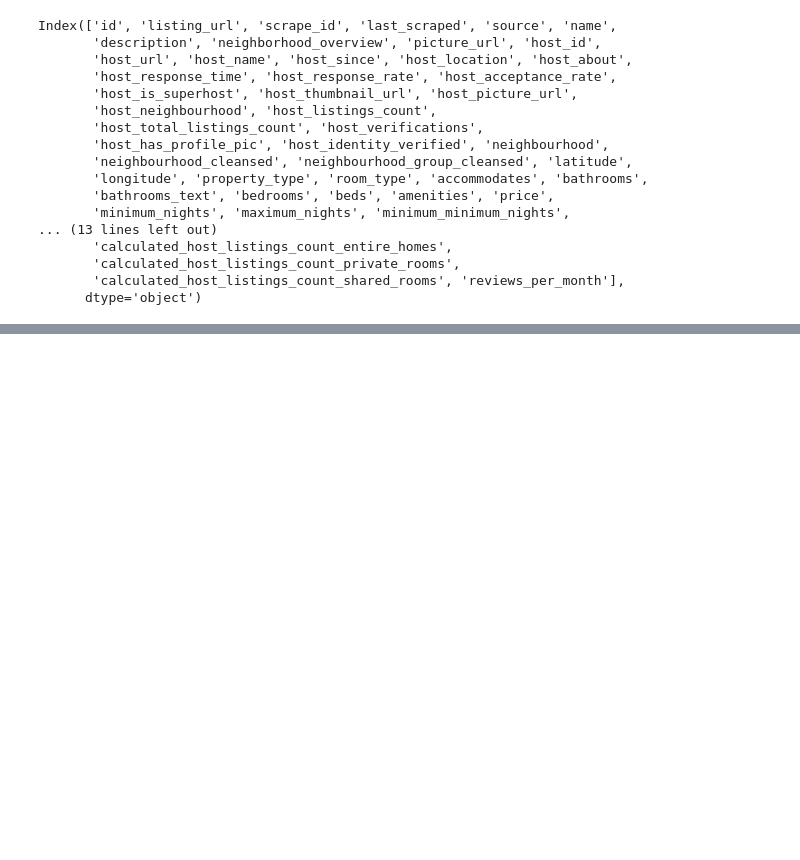
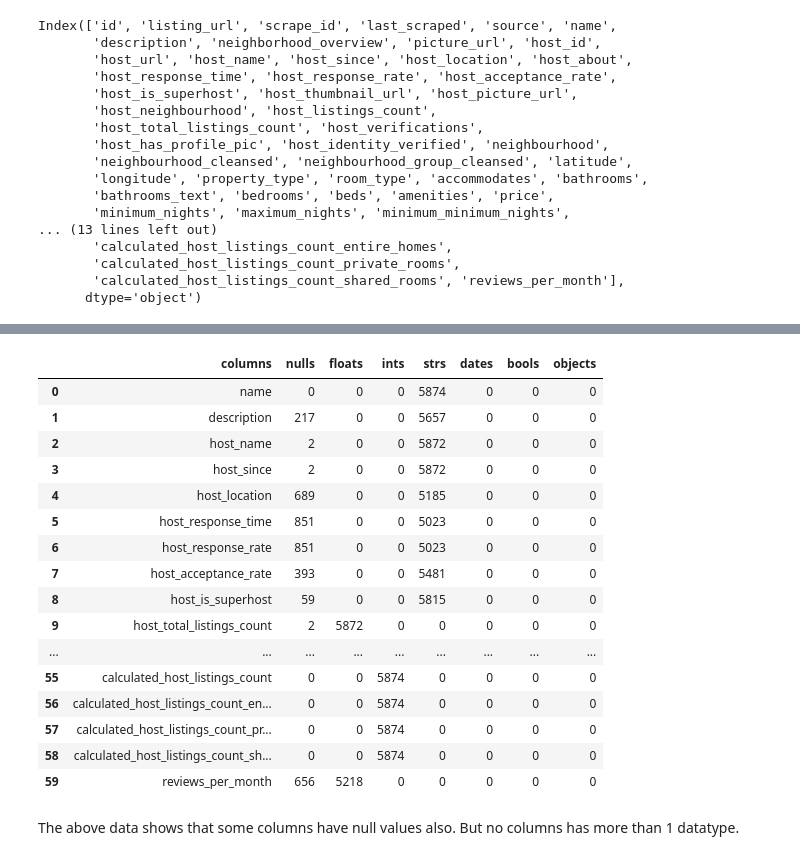
Before and after one commit to aakashaldankar/Albany-Airbnb-Price-Prediction, a Jupyter notebook: pricelabs_ml.ipynb, the cells around one changed output, grey strips where cells are left out. Cells and saved outputs as stored; diff of their text form; code cells hidden in the pictures; blank space fills up the shorter version.

Commit message:
Handled null values upto host_verification

```diff
--- a/pricelabs_ml.ipynb
+++ b/pricelabs_ml.ipynb
@@ -230,0 +200,51 @@ df.head()
+# %%
+dataset_info = {
+    "columns": [], "nulls": [], "floats": [], "ints": [],
+    "strs": [], "dates": [], "bools": [], "objects": []
+}
+
+for col in df.columns:
+    # Count null values
+    null_count = df[col].isnull().sum()
+
+    # Get type distribution (handles NaN properly)
+    type_counts = {}
+    for value in df[col]:
+        if pd.isna(value):
+            type_counts['<NA>']=type_counts.get('<NA>',0)+1
+        else:
+            type_counts[str(type(value).__name__)]=type_counts.get(str(type(value).__name__),0)+1
+
+    dataset_info['columns'].append(col)
+    dataset_info['nulls'].append(null_count)
+    dataset_info['floats'].append(type_counts.get('float', 0))
+    dataset_info['ints'].append(type_counts.get('int', 0))
+    dataset_info['strs'].append(type_counts.get('str', 0))
+    dataset_info['dates'].append(type_counts.get('datetime', 0) + type_counts.get('Timestamp', 0))
+    dataset_info['bools'].append(type_counts.get('bool', 0))
+    dataset_info['objects'].append(type_counts.get('object', 0) + type_counts.get('NoneType', 0))
+
+# Convert to DataFrame for easy viewing
+info_df = pd.DataFrame(dataset_info)
+info_df
+# %% [output]
+|  | columns | nulls | floats | ints | strs | dates | bools | objects |
+| 0 | name | 0 | 0 | 0 | 5874 | 0 | 0 | 0 |
+| 1 | description | 217 | 0 | 0 | 5657 | 0 | 0 | 0 |
+| 2 | host_name | 2 | 0 | 0 | 5872 | 0 | 0 | 0 |
+| 3 | host_since | 2 | 0 | 0 | 5872 | 0 | 0 | 0 |
+| 4 | host_location | 689 | 0 | 0 | 5185 | 0 | 0 | 0 |
+| 5 | host_response_time | 851 | 0 | 0 | 5023 | 0 | 0 | 0 |
+| 6 | host_response_rate | 851 | 0 | 0 | 5023 | 0 | 0 | 0 |
+| 7 | host_acceptance_rate | 393 | 0 | 0 | 5481 | 0 | 0 | 0 |
+| 8 | host_is_superhost | 59 | 0 | 0 | 5815 | 0 | 0 | 0 |
+| 9 | host_total_listings_count | 2 | 5872 | 0 | 0 | 0 | 0 | 0 |
+| ... | ... | ... | ... | ... | ... | ... | ... | ... |
+| 55 | calculated_host_listings_count | 0 | 0 | 5874 | 0 | 0 | 0 | 0 |
+| 56 | calculated_host_listings_count_en... | 0 | 0 | 5874 | 0 | 0 | 0 | 0 |
+| 57 | calculated_host_listings_count_pr... | 0 | 0 | 5874 | 0 | 0 | 0 | 0 |
+| 58 | calculated_host_listings_count_sh... | 0 | 0 | 5874 | 0 | 0 | 0 | 0 |
+| 59 | reviews_per_month | 656 | 5218 | 0 | 0 | 0 | 0 | 0 |
+# %% [markdown]
+The above data shows that some columns have null values also.
+But no columns has more than 1 datatype.
```
Also changed, not shown: parts of 33 cells of this notebook.
